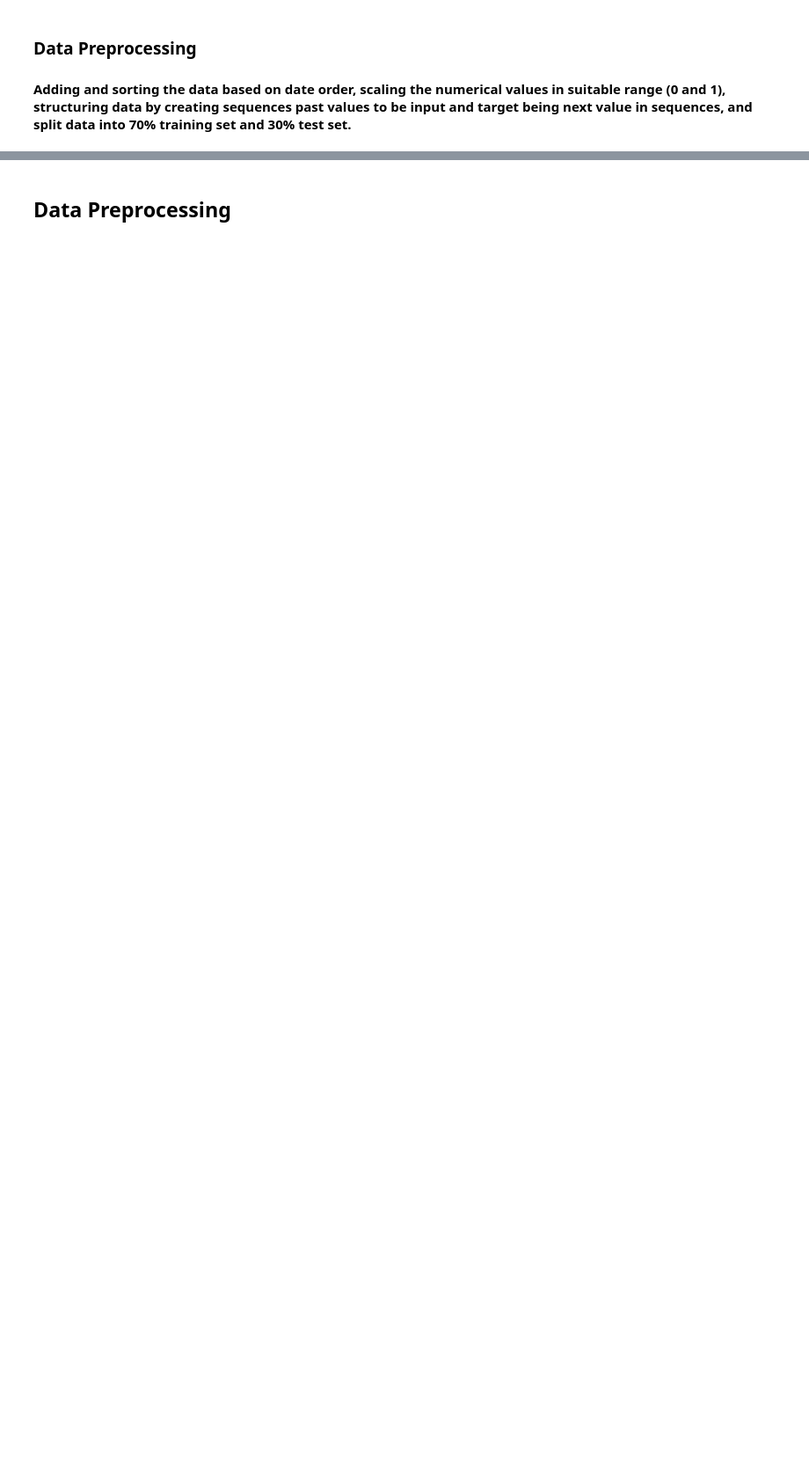
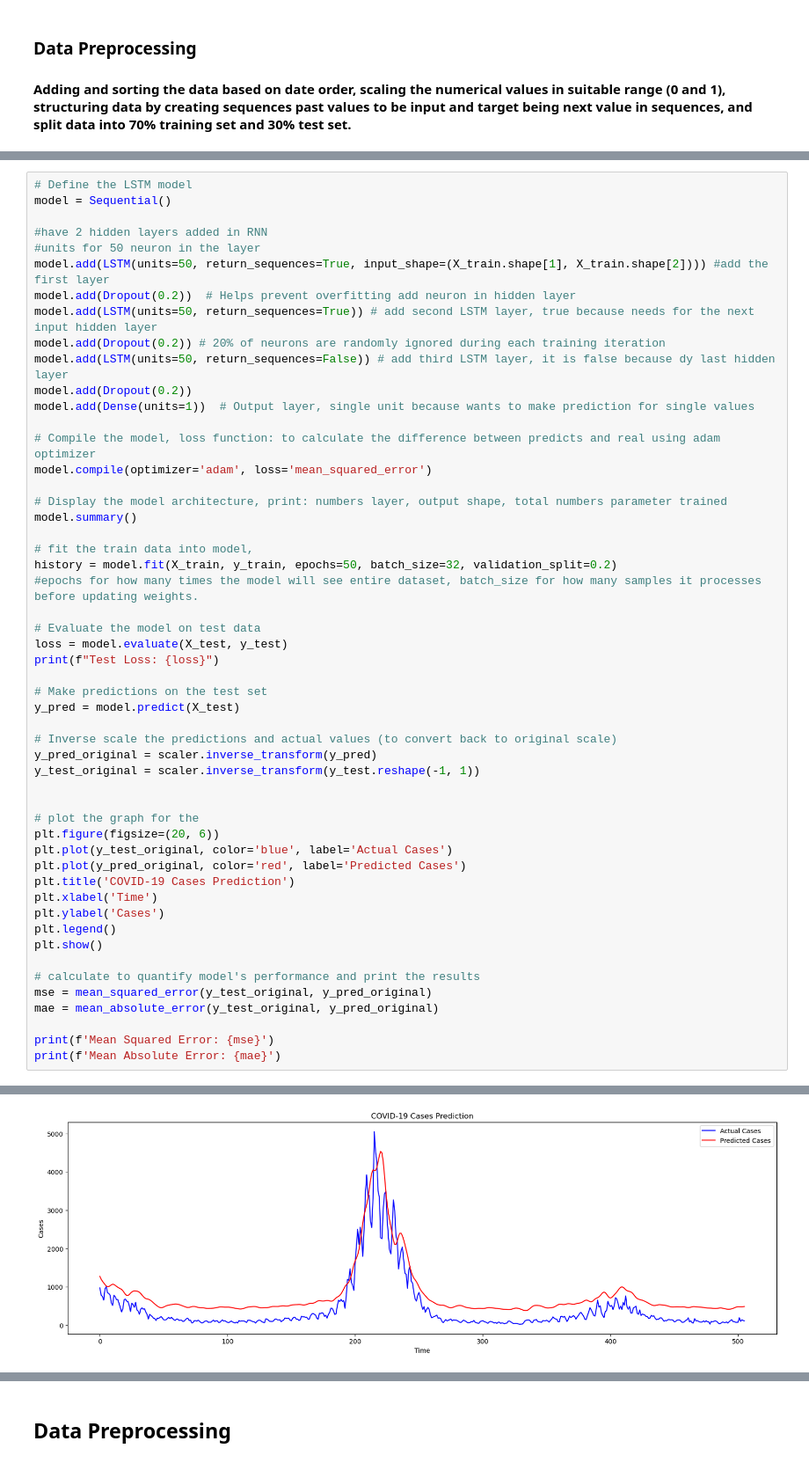
Before and after one commit to nursahiraa/fyp, a Jupyter notebook: fypdata/fypdatatest/LSTM.ipynb, the cells around one changed output, grey strips where cells are left out. Shown at 88% size. Drawn from its saved outputs; the diff is of its cells as text; blank space fills up the shorter version.

Commit message:
create model LSTM

```diff
--- a/fypdata/fypdatatest/LSTM.ipynb
+++ b/fypdata/fypdatatest/LSTM.ipynb
@@ -103,0 +99,53 @@ Total number of rows: 1716
+# %%
+# Define the LSTM model
+model = Sequential()
+
+#have 2 hidden layers added in RNN
+#units for 50 neuron in the layer
+model.add(LSTM(units=50, return_sequences=True, input_shape=(X_train.shape[1], X_train.shape[2]))) #add the first layer
+model.add(Dropout(0.2))  # Helps prevent overfitting add neuron in hidden layer
+model.add(LSTM(units=50, return_sequences=True)) # add second LSTM layer, true because needs for the next input hidden layer
+model.add(Dropout(0.2)) # 20% of neurons are randomly ignored during each training iteration
+model.add(LSTM(units=50, return_sequences=False)) # add third LSTM layer, it is false because dy last hidden layer
+model.add(Dropout(0.2))
+model.add(Dense(units=1))  # Output layer, single unit because wants to make prediction for single values
+
+# Compile the model, loss function: to calculate the difference between predicts and real using adam optimizer
+model.compile(optimizer='adam', loss='mean_squared_error')
+
+# Display the model architecture, print: numbers layer, output shape, total numbers parameter trained
+model.summary()
+
+# fit the train data into model,
+history = model.fit(X_train, y_train, epochs=50, batch_size=32, validation_split=0.2)
+#epochs for how many times the model will see entire dataset, batch_size for how many samples it processes before updating weights.
+
+# Evaluate the model on test data
+loss = model.evaluate(X_test, y_test)
+print(f"Test Loss: {loss}")
+
+# Make predictions on the test set
+y_pred = model.predict(X_test)
+
+# Inverse scale the predictions and actual values (to convert back to original scale)
+y_pred_original = scaler.inverse_transform(y_pred)
+y_test_original = scaler.inverse_transform(y_test.reshape(-1, 1))
+
+
+# plot the graph for the
+plt.figure(figsize=(20, 6))
+plt.plot(y_test_original, color='blue', label='Actual Cases')
+plt.plot(y_pred_original, color='red', label='Predicted Cases')
+plt.title('COVID-19 Cases Prediction')
+plt.xlabel('Time')
+plt.ylabel('Cases')
+plt.legend()
+plt.show()
+
+# calculate to quantify model's performance and print the results
+mse = mean_squared_error(y_test_original, y_pred_original)
+mae = mean_absolute_error(y_test_original, y_pred_original)
+
+print(f'Mean Squared Error: {mse}')
+print(f'Mean Absolute Error: {mae}')
+# %% [output]
@@ -103,0 +169 @@ Total number of rows: 1716
+[figure, added]
```
Also changed, not shown: parts of 4 cells of this notebook.
